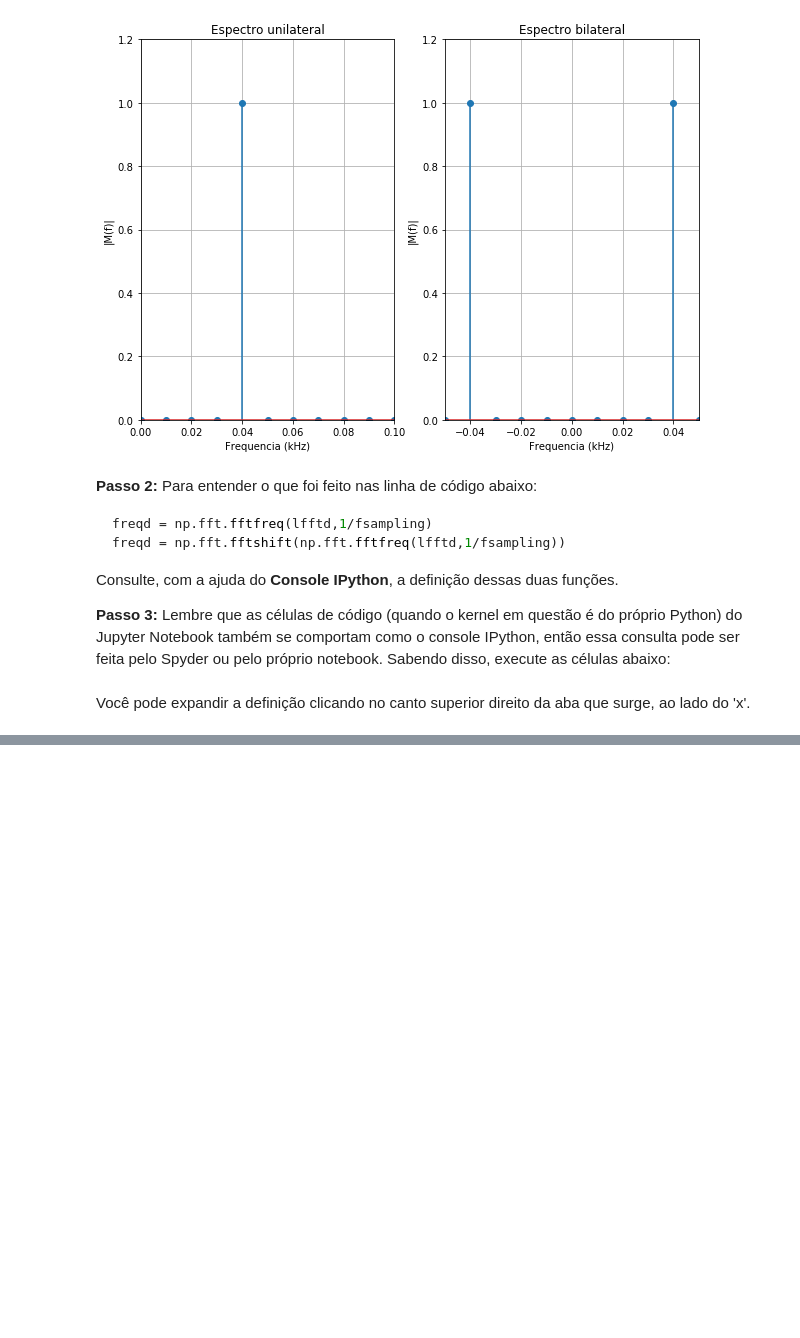
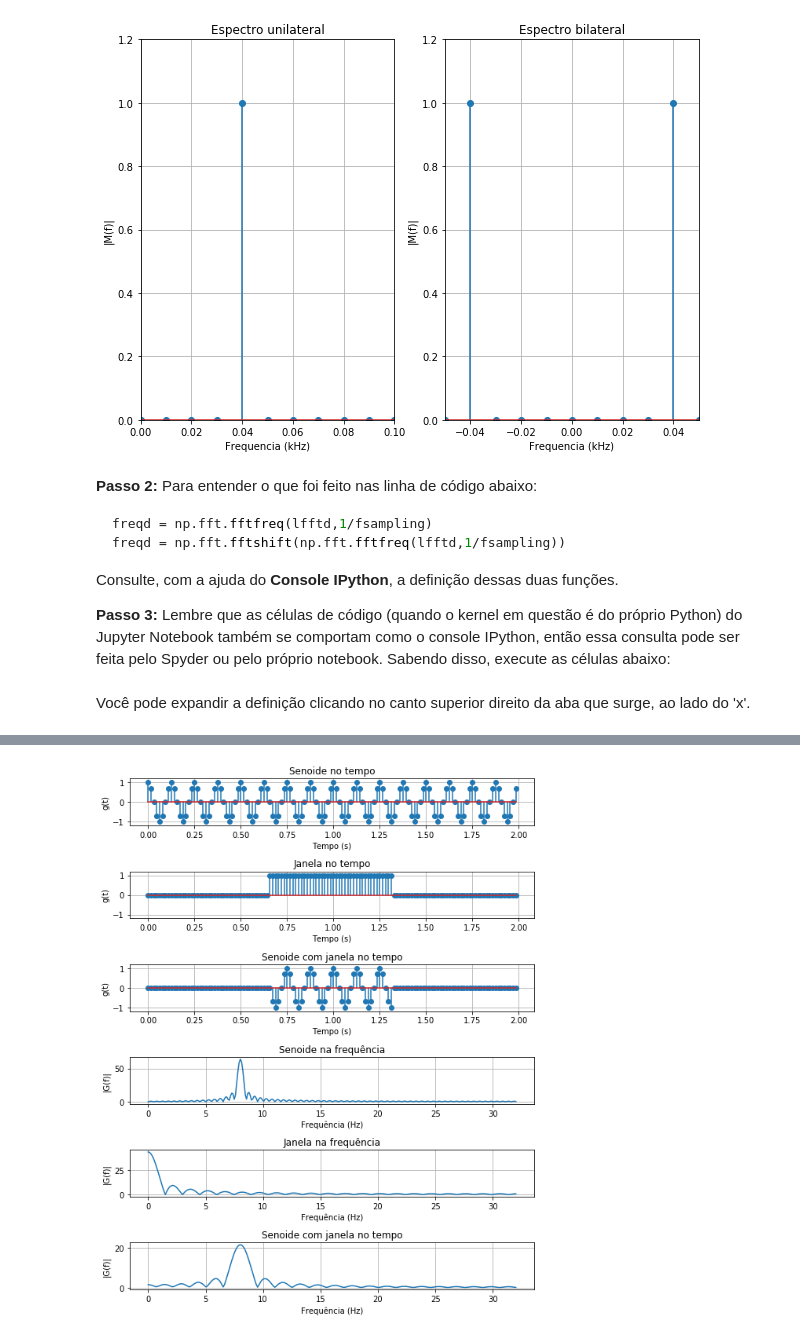
Before and after one commit to josemcast/DCO2004_LabPSC, a Jupyter notebook: h03_python.ipynb, the cells around one changed output, grey strips where cells are left out. Saved outputs shown, nothing was run; the diff lists cells and outputs as text; code cells hidden in the pictures; blank space fills up the shorter version.

```diff
--- a/h03_python.ipynb
+++ b/h03_python.ipynb
@@ -399,0 +409,83 @@ np.fft.fftshift?
+# %%
+import numpy as np
+#Geração da Janela
+fc = 8                                         #frequência do cosseno
+fsampling = 64.0                               #frequência de amostragem
+tf = 2                                         #segundos
+t_amostragem = 1.0/fsampling                   #tempo de amostragem
+Am = 1.0                                       #amplitude
+t = np.arange(0,tf,t_amostragem)               #determinação do eixo de tempo
+m1 = Am*np.cos(2*np.pi*fc*t)                   #sinal senoidal puro
+m2 = np.zeros(len(t))                          #Sinal de zeros
+m2[len(t)//3:len(t)*2//3] = 1                  #Sinal de zeros com "1" entre 1/3 a 2/3 de seu comprimento (janela quadrada)
+m = m1*m2                                      #Sinal resultante
+
+
+#Efeito da janela na frequência do sinal
+lfft = 600                                     #número de pontos da fft
+m1fft = np.abs(np.fft.fft(m1,lfft))            #cálculo da fft para a senoide
+m2fft = np.abs(np.fft.fft(m2,lfft))            #cálculo da fft para a janela
+mfft = np.abs(np.fft.fft(m1*m2,lfft))          #cálculo da fft para sinal com janela
+
+freq1 = np.linspace(0.0,fsampling/2,lfft//2)   #definição do eixo unilateral das  frequências
+
+m1fftuni = m1fft[:lfft//2]                     #fft unilateral
+m2fftuni = m2fft[:lfft//2]                     #fft unilateral janela
+mfftuni  = mfft[:lfft//2]                      #fft unilateral senoide com janela
+
+#Gráficos
+import matplotlib.pyplot as plt
+plt.figure(1,[8,10])
+
+grafico_1 = plt.subplot(611)
+plt.title("Senoide no tempo")
+plt.xlabel("Tempo (s)")
+plt.ylabel("g(t)")
+plt.grid()
+plt.ylim([-1.2,1.2])
+plt.stem(t,m1)
+
+grafico_2 = plt.subplot(612)
+plt.title("Janela no tempo")
+plt.xlabel("Tempo (s)")
+plt.ylabel("g(t)")
+plt.grid()
+plt.ylim([-1.2,1.2])
+plt.stem(t,m2)
+
+
+grafico_3 = plt.subplot(613)
+plt.title("Senoide com janela no tempo")
+plt.xlabel("Tempo (s)")
+plt.ylabel("g(t)")
+plt.grid()
+plt.ylim([-1.2,1.2])
+plt.stem(t,m)
+
+#transformação dos sinais no tempo para frequência
+grafico_4 = plt.subplot(614)
+plt.title("Senoide na frequência")
+plt.xlabel("Frequência (Hz)")
+plt.ylabel("|G(f)|")
+plt.grid()
+plt.plot(freq1,m1fftuni)
+
+
+grafico_5 = plt.subplot(615)
+plt.title("Janela na frequência")
+plt.xlabel("Frequência (Hz)")
+plt.ylabel("|G(f)|")
+plt.grid()
+plt.plot(freq1,m2fftuni)
+
+grafico_6 = plt.subplot(616)
+plt.title("Senoide com janela no tempo")
+plt.xlabel("Frequência (Hz)")
+plt.ylabel("|G(f)|")
+plt.grid()
+plt.plot(freq1,mfftuni)
+
+plt.tight_layout()                             #ajusta o espaçamento entre os plots
+plt.show()
+# %% [output]
+[figure, added]
```
Also changed, not shown: parts of 10 cells of this notebook, 3 other files.
